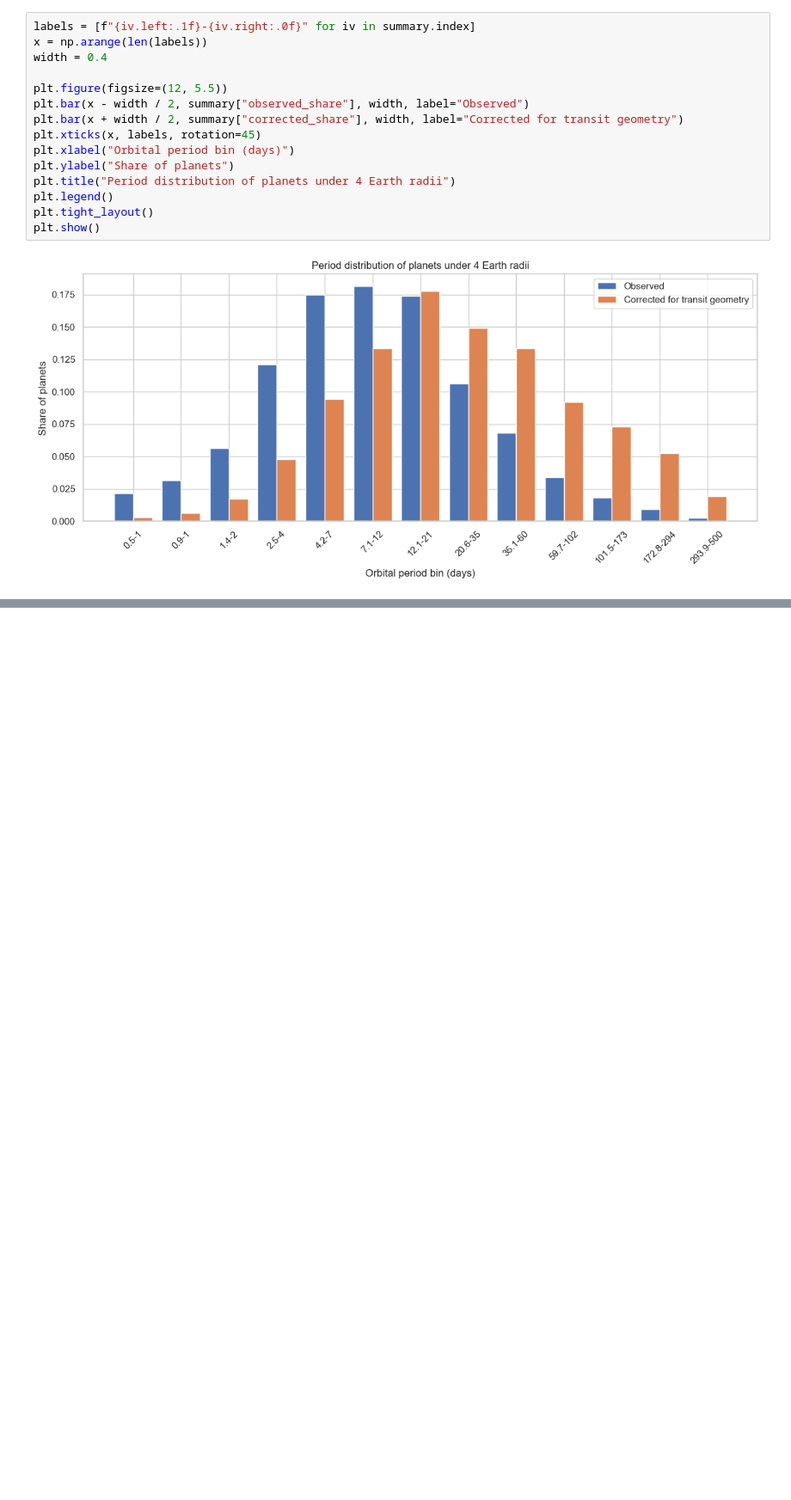
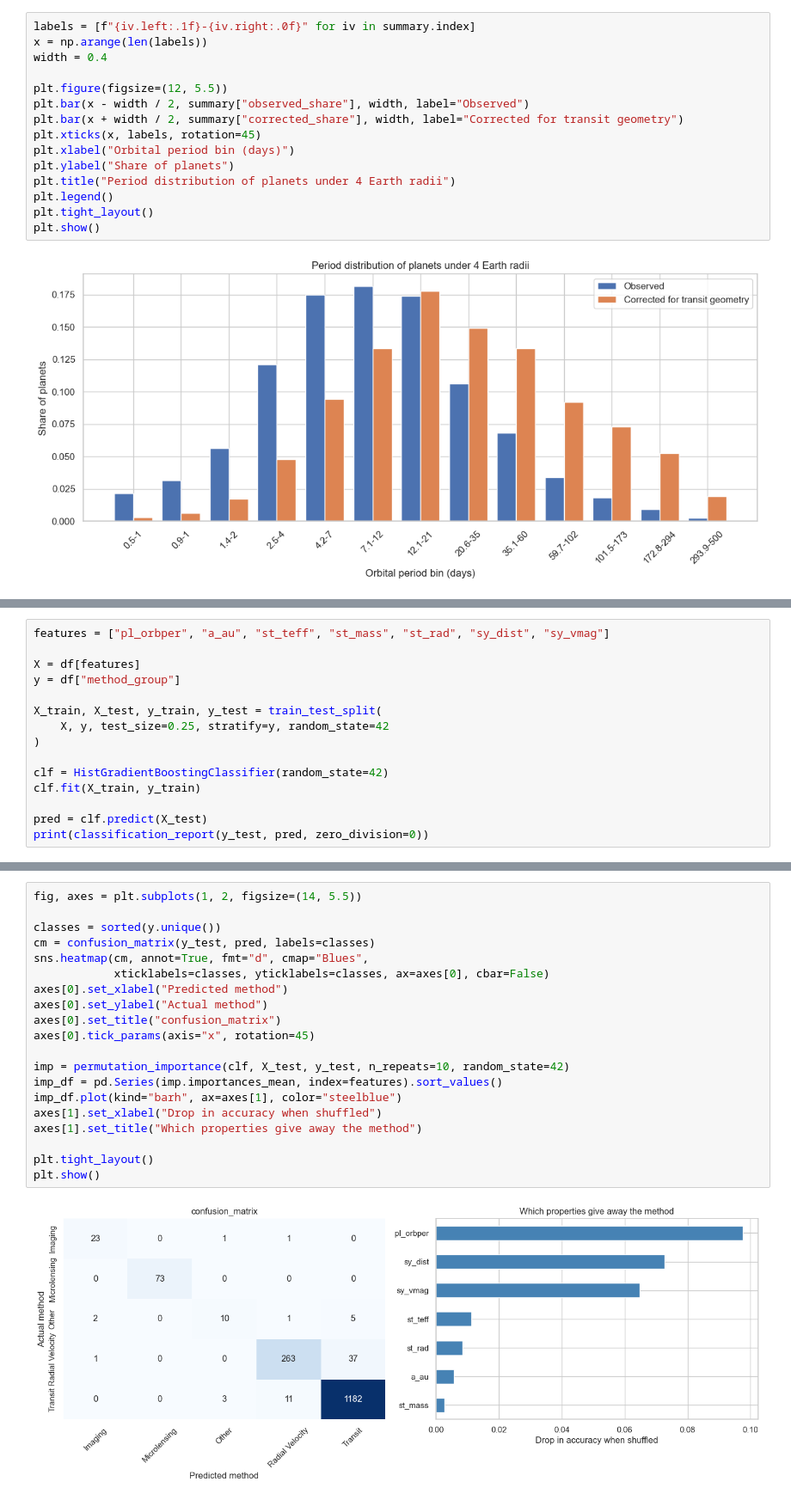
Before and after one commit to Rasul-Mushtaq/nasa-exoplanets, a Jupyter notebook: exoplanets.ipynb, the cells around one changed output, grey strips where cells are left out. Shown at 86% size. Cells and saved outputs as stored; diff of their text form; blank space fills up the shorter version.

```diff
--- a/exoplanets.ipynb
+++ b/exoplanets.ipynb
@@ -255,0 +260,15 @@ plt.show()
+# %%
+features = ["pl_orbper", "a_au", "st_teff", "st_mass", "st_rad", "sy_dist", "sy_vmag"]
+
+X = df[features]
+y = df["method_group"]
+
+X_train, X_test, y_train, y_test = train_test_split(
+    X, y, test_size=0.25, stratify=y, random_state=42
+)
+
+clf = HistGradientBoostingClassifier(random_state=42)
+clf.fit(X_train, y_train)
+
+pred = clf.predict(X_test)
+print(classification_report(y_test, pred, zero_division=0))
@@ -255,0 +287,22 @@ plt.show()
+# %%
+fig, axes = plt.subplots(1, 2, figsize=(14, 5.5))
+
+classes = sorted(y.unique())
+cm = confusion_matrix(y_test, pred, labels=classes)
+sns.heatmap(cm, annot=True, fmt="d", cmap="Blues",
+            xticklabels=classes, yticklabels=classes, ax=axes[0], cbar=False)
+axes[0].set_xlabel("Predicted method")
+axes[0].set_ylabel("Actual method")
+axes[0].set_title("confusion_matrix")
+axes[0].tick_params(axis="x", rotation=45)
+
+imp = permutation_importance(clf, X_test, y_test, n_repeats=10, random_state=42)
+imp_df = pd.Series(imp.importances_mean, index=features).sort_values()
+imp_df.plot(kind="barh", ax=axes[1], color="steelblue")
+axes[1].set_xlabel("Drop in accuracy when shuffled")
+axes[1].set_title("Which properties give away the method")
+
+plt.tight_layout()
+plt.show()
+# %% [output]
+[figure, added]
```
Also changed, not shown: parts of 3 cells of this notebook.
